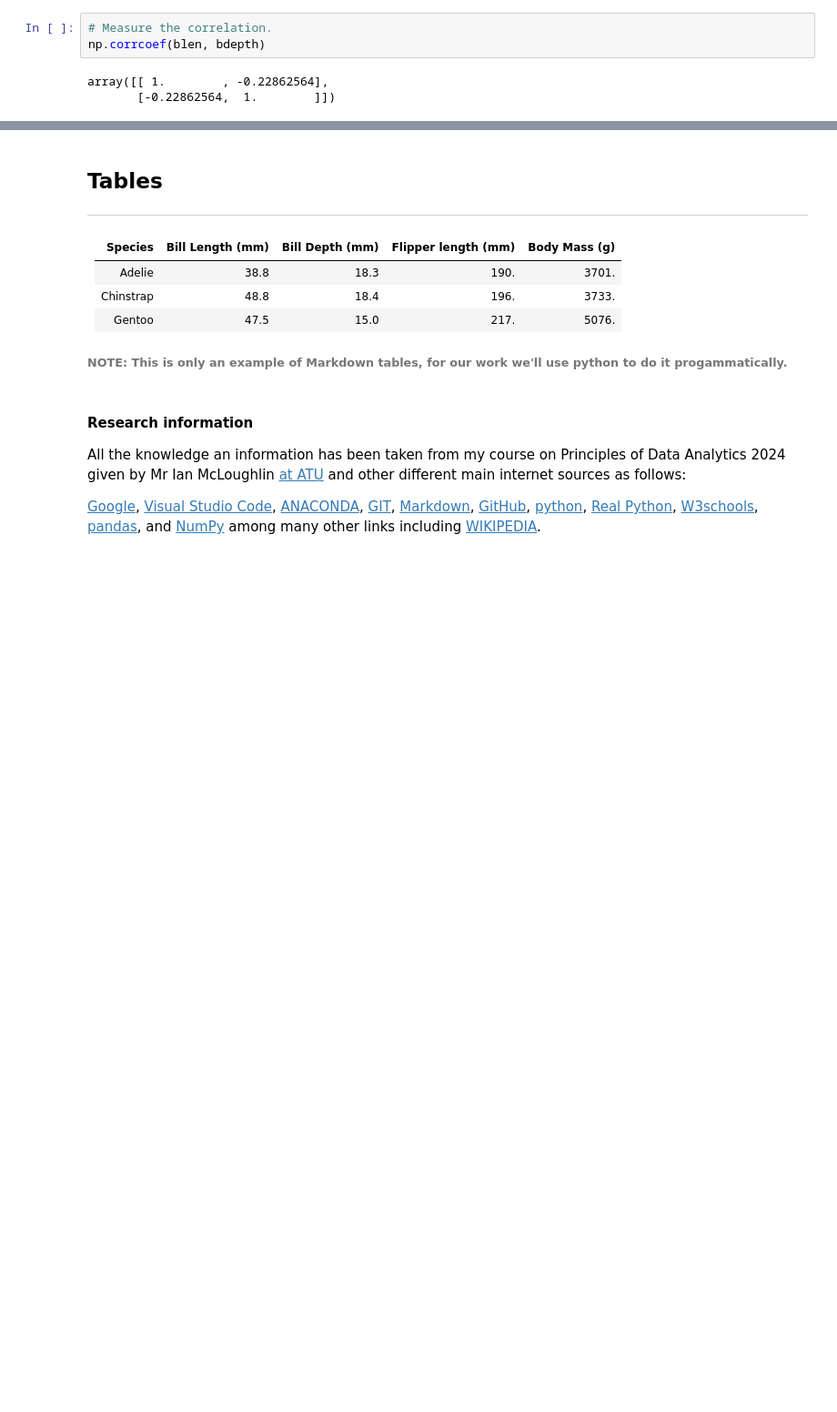
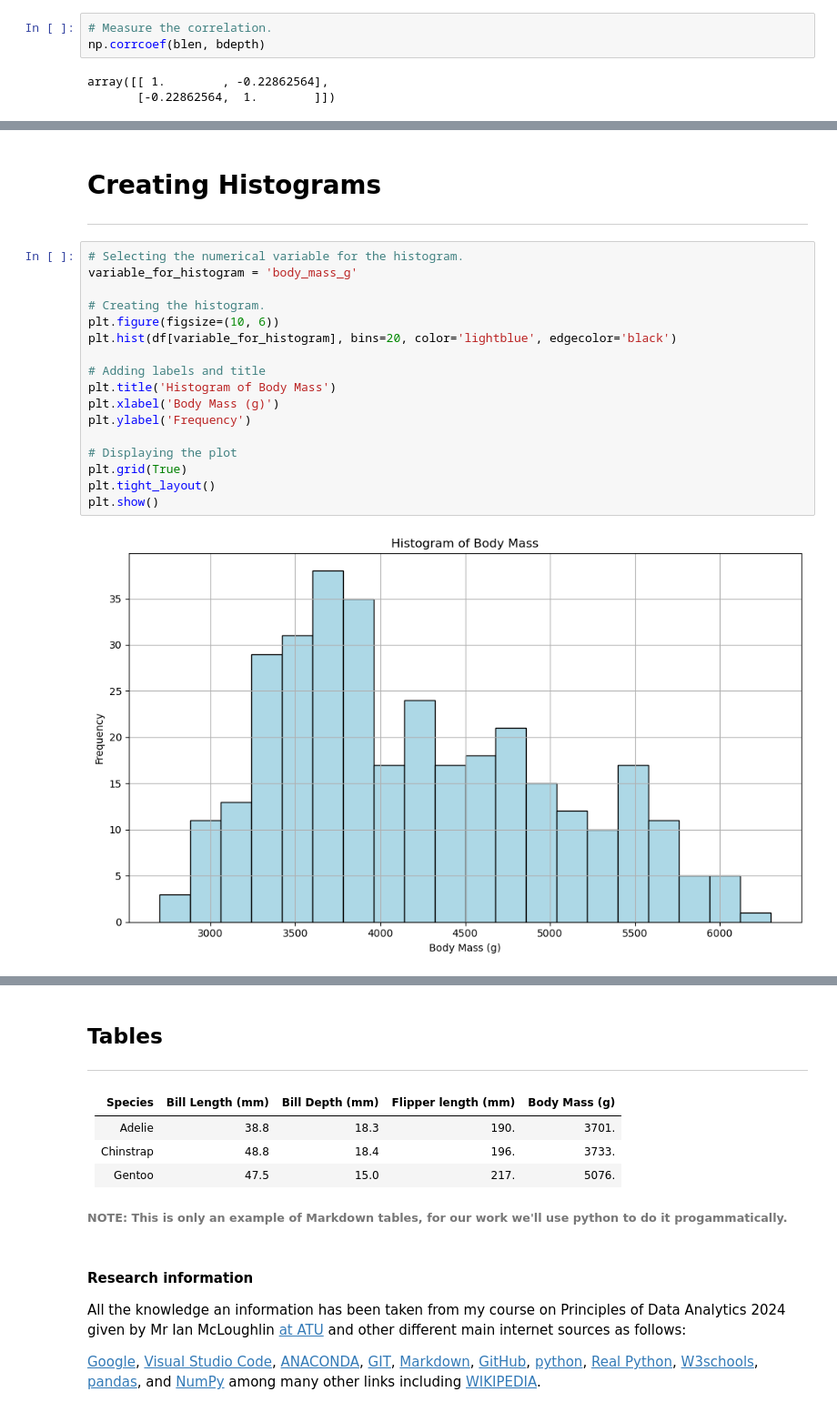
Before and after one commit to hugcamrom/Principles-of-Data-Analytics-Work, a Jupyter notebook: penguins.ipynb, the cells around one changed output, grey strips where cells are left out. Shown at 91% size. Cells and saved outputs as stored; diff of their text form; blank space fills up the shorter version.

```diff
--- a/penguins.ipynb
+++ b/penguins.ipynb
@@ -387,0 +391,22 @@ array([[ 1.        , -0.22862564],
+# %% [markdown]
+# Creating  Histograms
+***
+# %%
+# Selecting the numerical variable for the histogram.
+variable_for_histogram = 'body_mass_g'
+
+# Creating the histogram.
+plt.figure(figsize=(10, 6))
+plt.hist(df[variable_for_histogram], bins=20, color='lightblue', edgecolor='black')
+
+# Adding labels and title
+plt.title('Histogram of Body Mass')
+plt.xlabel('Body Mass (g)')
+plt.ylabel('Frequency')
+
+# Displaying the plot
+plt.grid(True)
+plt.tight_layout()
+plt.show()
+# %% [output]
+[figure, added]
```
Also changed, not shown: parts of 6 cells of this notebook.
